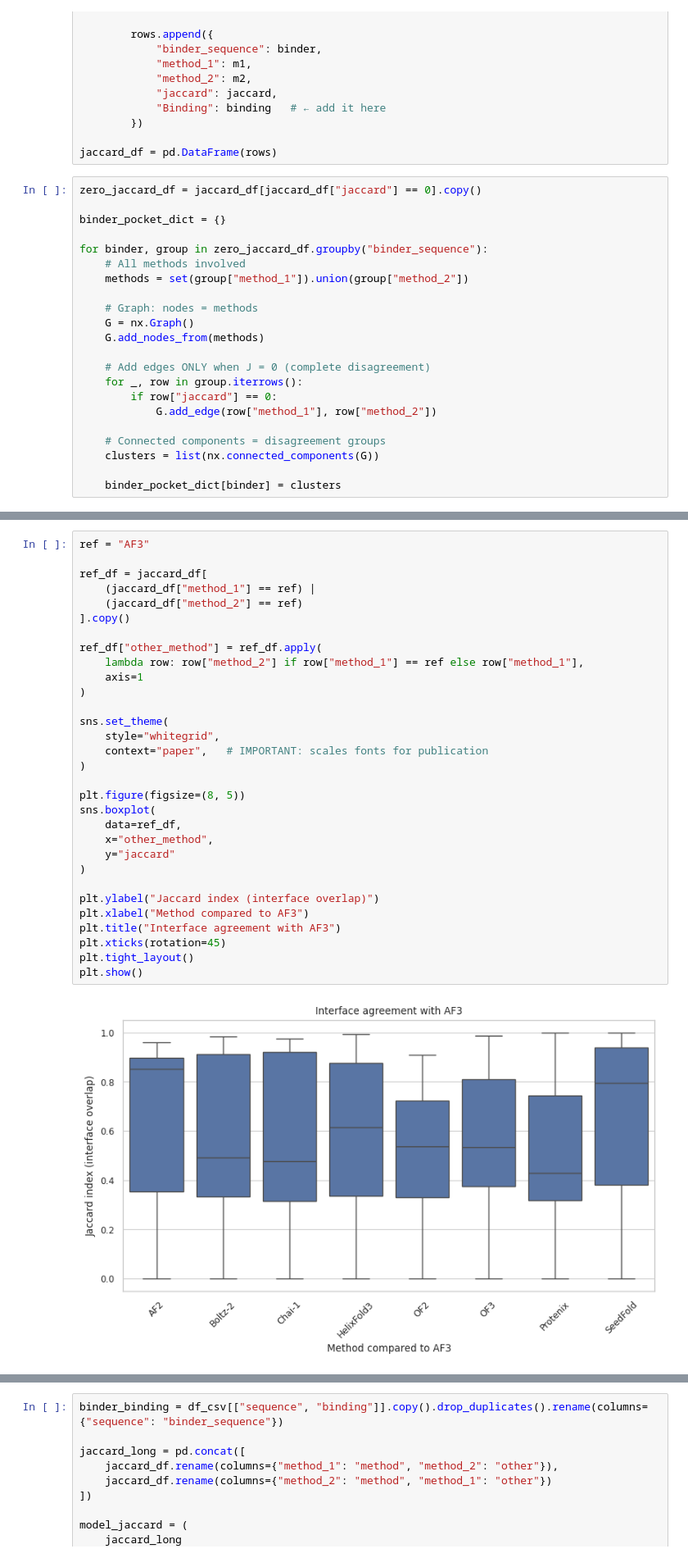
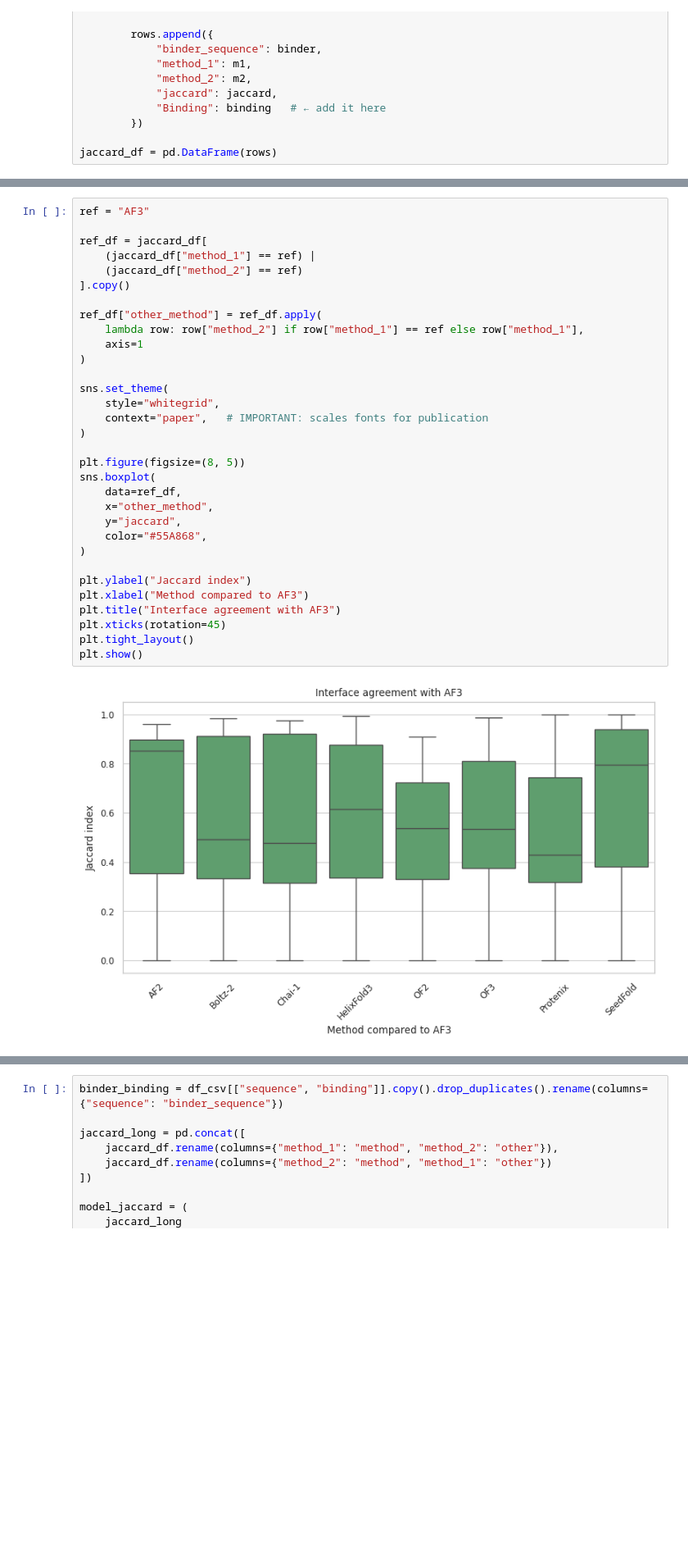
Before and after one commit to DSDD-UCPH/Assessing-AI-Scoring-Accuracy-for-De-Novo-Proteins, a Jupyter notebook: Analysis/Plots/plot_gen.ipynb, the cells around one changed output, grey strips where cells are left out. Shown at 82% size. Saved outputs shown, nothing was run; the diff lists cells and outputs as text; blank space fills up the shorter version.

```diff
--- a/Analysis/Plots/plot_gen.ipynb
+++ b/Analysis/Plots/plot_gen.ipynb
@@ -201,25 +132,3 @@ for binder, group in contact_sets.groupby("binder_sequence"):
         })
 
 jaccard_df = pd.DataFrame(rows)
-# %%
-zero_jaccard_df = jaccard_df[jaccard_df["jaccard"] == 0].copy()
-
-binder_pocket_dict = {}
-
-for binder, group in zero_jaccard_df.groupby("binder_sequence"):
-    # All methods involved
-    methods = set(group["method_1"]).union(group["method_2"])
-
-    # Graph: nodes = methods
-    G = nx.Graph()
-    G.add_nodes_from(methods)
-
-    # Add edges ONLY when J = 0 (complete disagreement)
-    for _, row in group.iterrows():
-        if row["jaccard"] == 0:
-            G.add_edge(row["method_1"], row["method_2"])
-
-    # Connected components = disagreement groups
-    clusters = list(nx.connected_components(G))
-
-    binder_pocket_dict[binder] = clusters
@@ -365,36 +259,37 @@ plt.show()
 # %%
 ref = "AF3"
 
 ref_df = jaccard_df[
     (jaccard_df["method_1"] == ref) |
     (jaccard_df["method_2"] == ref)
 ].copy()
 
 ref_df["other_method"] = ref_df.apply(
     lambda row: row["method_2"] if row["method_1"] == ref else row["method_1"],
     axis=1
 )
 
 sns.set_theme(
     style="whitegrid",
     context="paper",   # IMPORTANT: scales fonts for publication
 )
 
 plt.figure(figsize=(8, 5))
 sns.boxplot(
     data=ref_df,
     x="other_method",
-    y="jaccard"
+    y="jaccard",
+    color="#55A868",
 )
 
-plt.ylabel("Jaccard index (interface overlap)")
+plt.ylabel("Jaccard index")
 plt.xlabel("Method compared to AF3")
 plt.title("Interface agreement with AF3")
 plt.xticks(rotation=45)
 plt.tight_layout()
 plt.show()
 # %% [output]
-[figure, old version]
+[figure, new version]
 # %%
 binder_consensus = (
     jaccard_df
```
Also changed, not shown: parts of 52 cells of this notebook, 27 other files.
